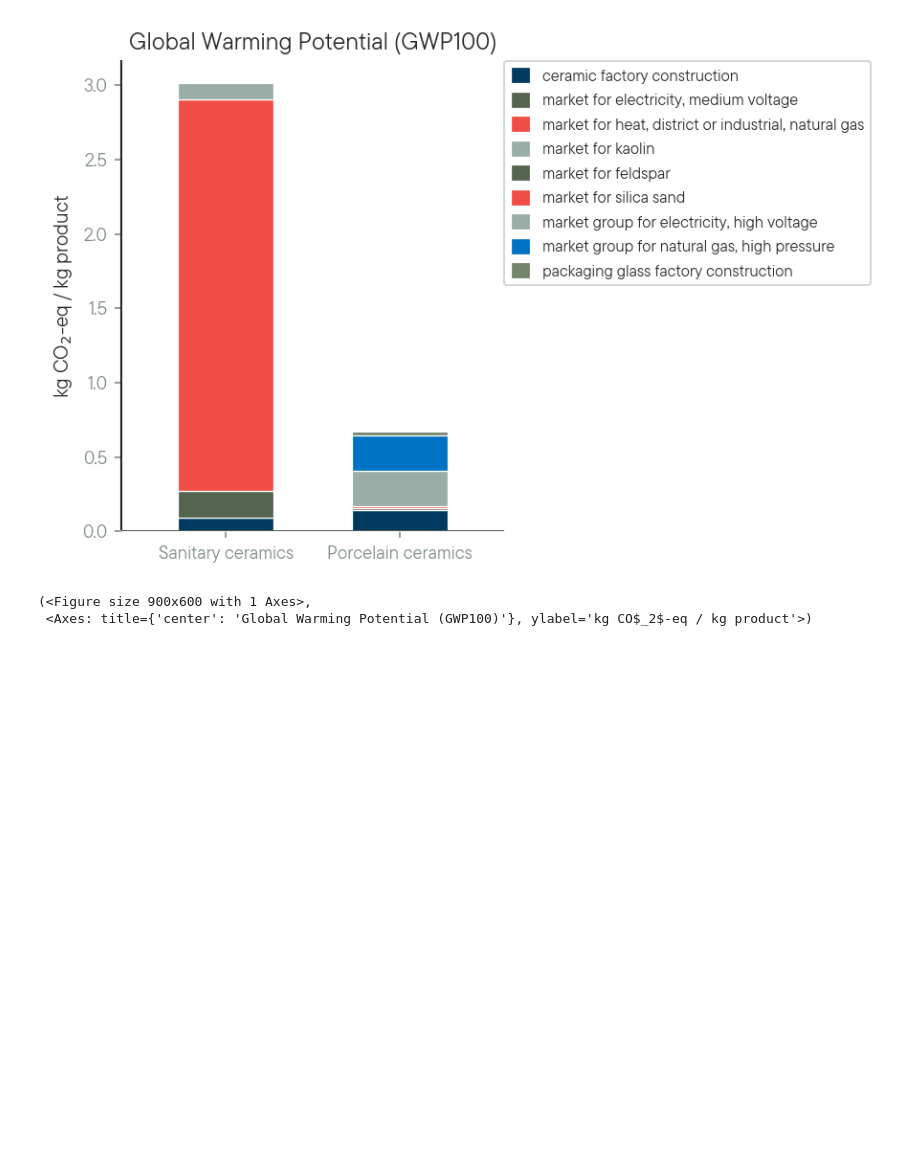
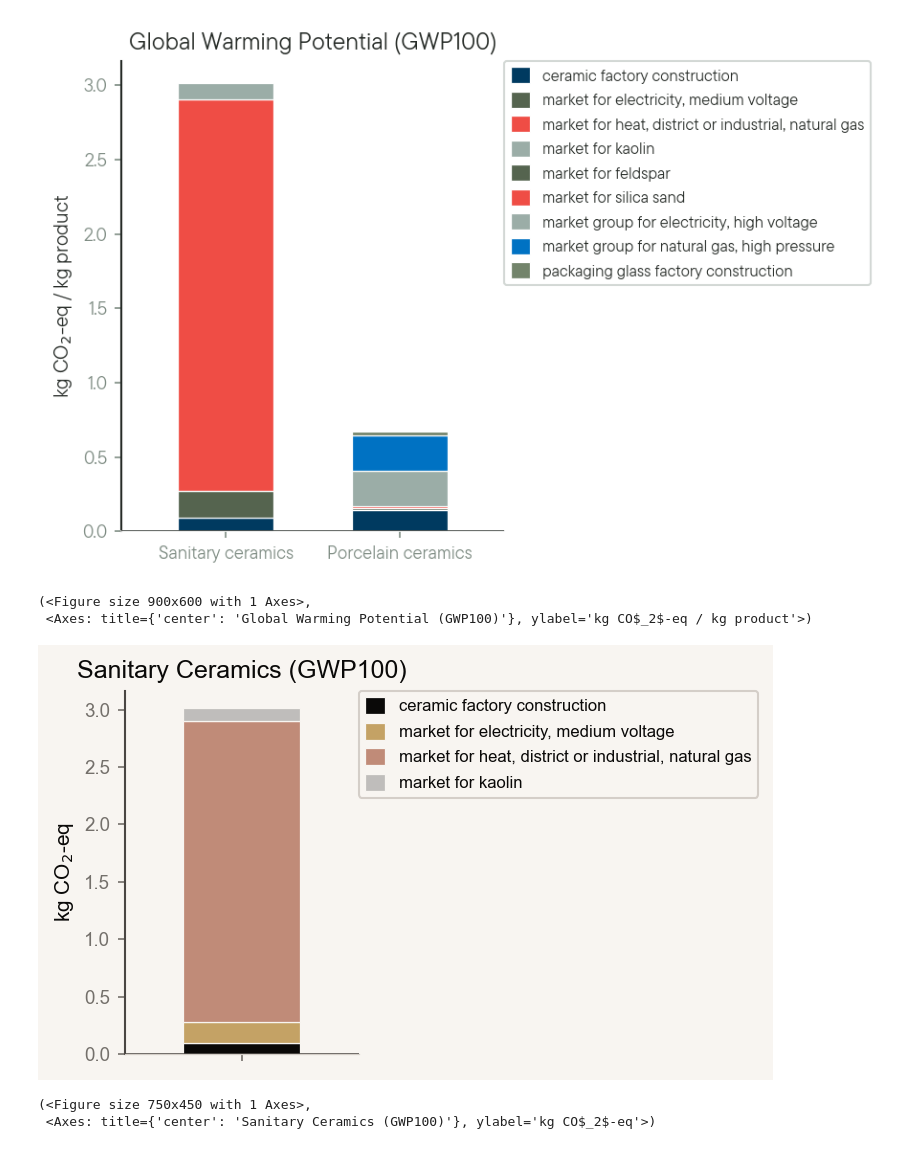
Before and after one commit to tfweber/LCA_Toolbox, a Jupyter notebook: 06_Functional_Graph_Builder.ipynb, the cells around one changed output. Drawn from its saved outputs; the diff is of its cells as text; code cells hidden in the pictures; blank space fills up the shorter version.

```diff
--- a/06_Functional_Graph_Builder.ipynb
+++ b/06_Functional_Graph_Builder.ipynb
@@ -521,0 +678,6 @@ plot_lca_stacked(
+# %%
+plot_stoff_stacked(sanitary_ceramics_ca, title="Sanitary Ceramics (GWP100)", unit="kg CO$_2$-eq", figsize=(5, 3))
+# %% [output]
+[figure, added]
+(<Figure size 750x450 with 1 Axes>,
+ <Axes: title={'center': 'Sanitary Ceramics (GWP100)'}, ylabel='kg CO$_2$-eq'>)
```
Also changed, not shown: parts of 6 cells of this notebook.
